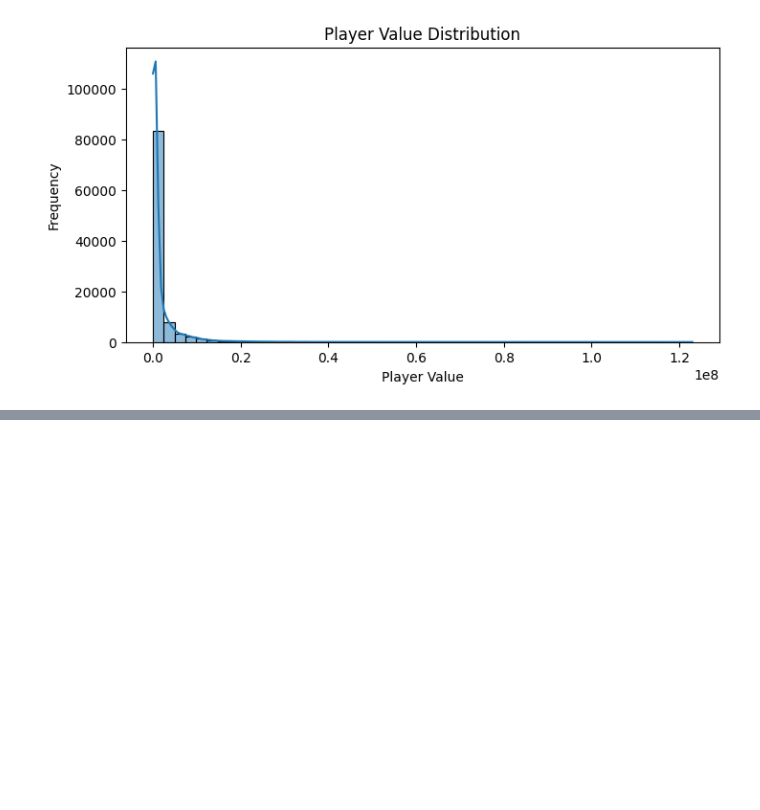
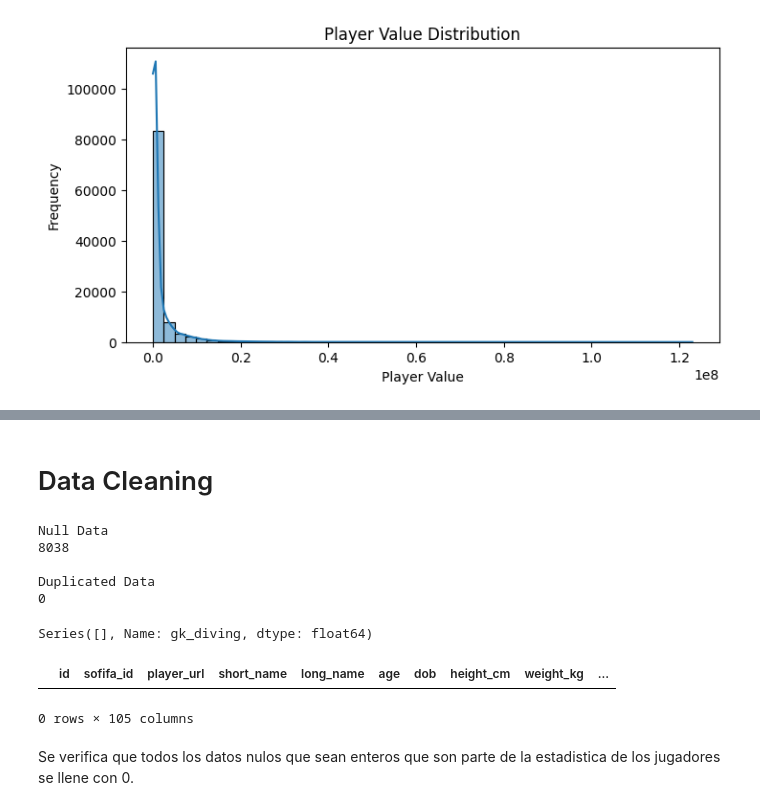
Before and after one commit to Marito-R-T/data-analytics-project, a Jupyter notebook: phase1/analysis.ipynb, the cells around one changed output, grey strips where cells are left out. Saved outputs shown, nothing was run; the diff lists cells and outputs as text; code cells hidden in the pictures; blank space fills up the shorter version.

Commit message:
ADD: add data cleaning phase and initialize data wrangling

```diff
--- a/phase1/analysis.ipynb
+++ b/phase1/analysis.ipynb
@@ -223,0 +224,23 @@ Passing `palette` without assigning `hue` is deprecated and will be removed in v
+# %% [markdown]
+# Data Cleaning
+# %%
+print("Null Data")
+print(df["joined"].isnull().sum())
+print("\nDuplicated Data")
+print(df.duplicated().sum())
+# %% [output]
+Null Data
+8038
+
+Duplicated Data
+0
+# %%
+df[df["gk_diving"].isnull()]["gk_diving"]
+# %% [output]
+Series([], Name: gk_diving, dtype: float64)
+# %%
+df['gk_diving'] = df['gk_diving'].fillna(0)
+df[df["gk_diving"].isnull()]
+# %% [output]
+|  | id | sofifa_id | player_url | short_name | long_name | age | dob | height_cm | weight_kg | ... |
+0 rows × 105 columns
@@ -223,0 +262,2 @@ Passing `palette` without assigning `hue` is deprecated and will be removed in v
+# %% [markdown]
+Se verifica que todos los datos nulos que sean enteros que son parte de la estadistica de los jugadores se llene con 0.
```
Also changed, not shown: parts of 16 cells of this notebook.
